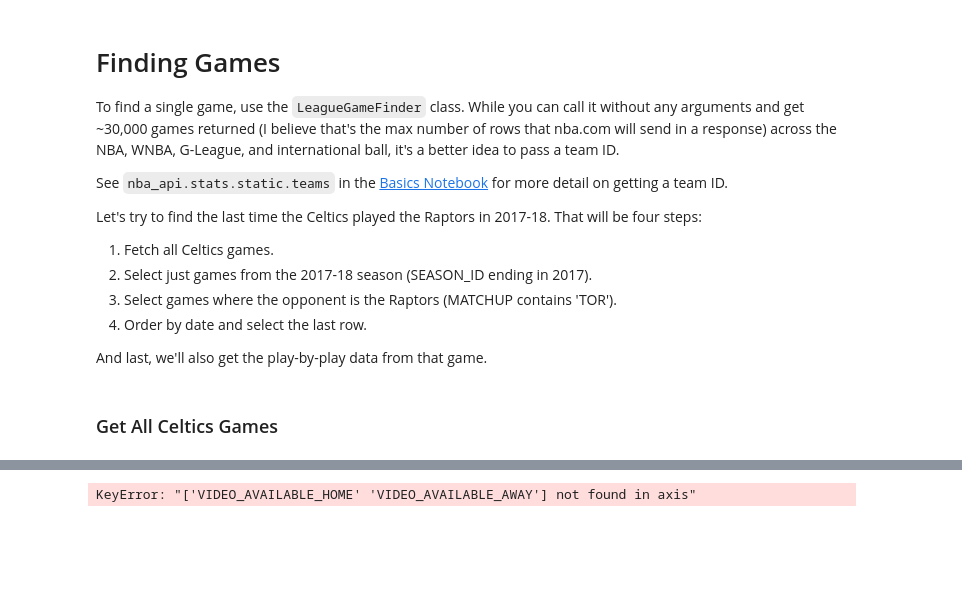
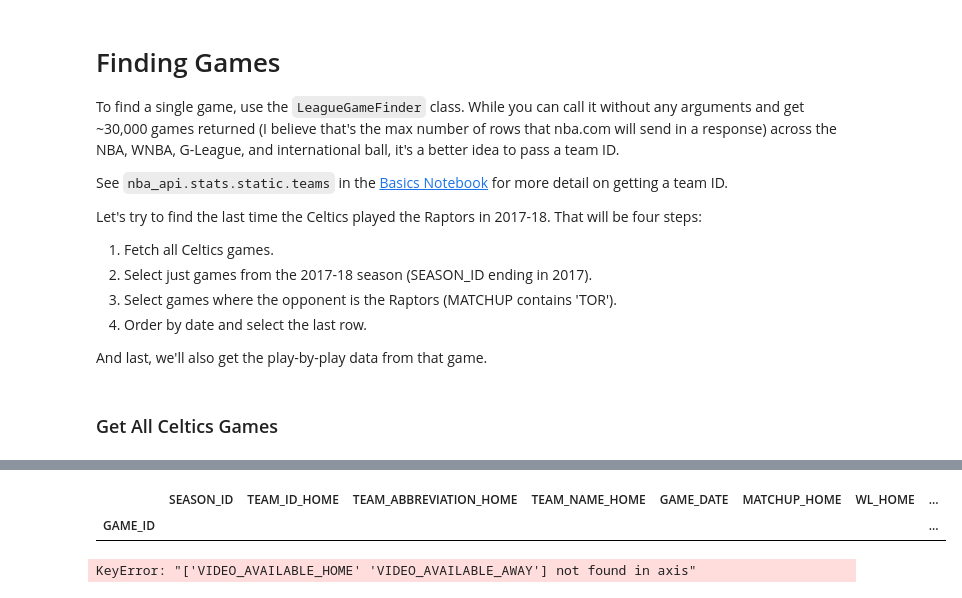
Before and after one commit to ncalderon/nba-predictor, a Jupyter notebook: Finding Games.ipynb, the cells around one changed output, grey strips where cells are left out. Cells and saved outputs as stored; diff of their text form; code cells hidden in the pictures; blank space fills up the shorter version.

```diff
--- a/Finding Games.ipynb
+++ b/Finding Games.ipynb
@@ -91,3 +148,11 @@ season_games
+# %%
+pd.options.display.max_rows = 999
+
+
+season_games[season_games.isnull().any(axis=1)]
+# %% [output]
+|  | SEASON_ID | TEAM_ID_HOME | TEAM_ABBREVIATION_HOME | TEAM_NAME_HOME | GAME_DATE | MATCHUP_HOME | WL_HOME | ... |
+| GAME_ID |  |  |  |  |  |  |  | ... |
 # %%
 #season_games['SEASON_YEAR'] = season_games.SEASON_ID.str[1:]
 season_games.drop(columns=['VIDEO_AVAILABLE_HOME', 'VIDEO_AVAILABLE_AWAY'], axis=1, inplace=True)
```
Also changed, not shown: parts of 8 cells of this notebook, 3 other files.
